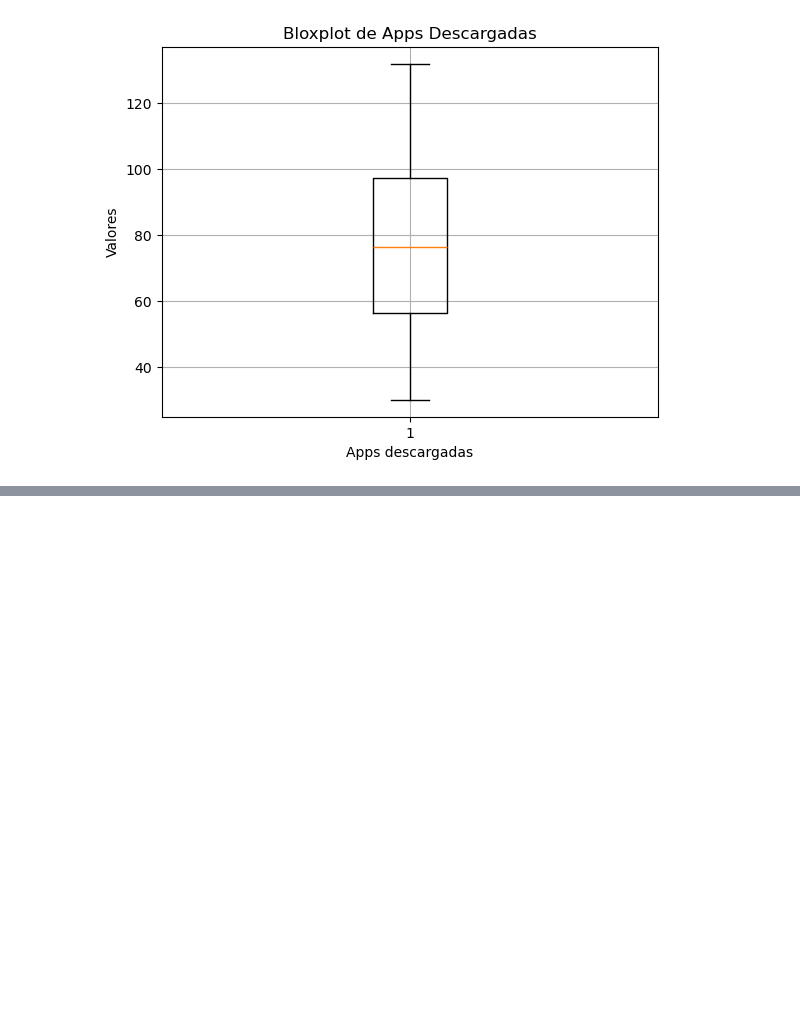
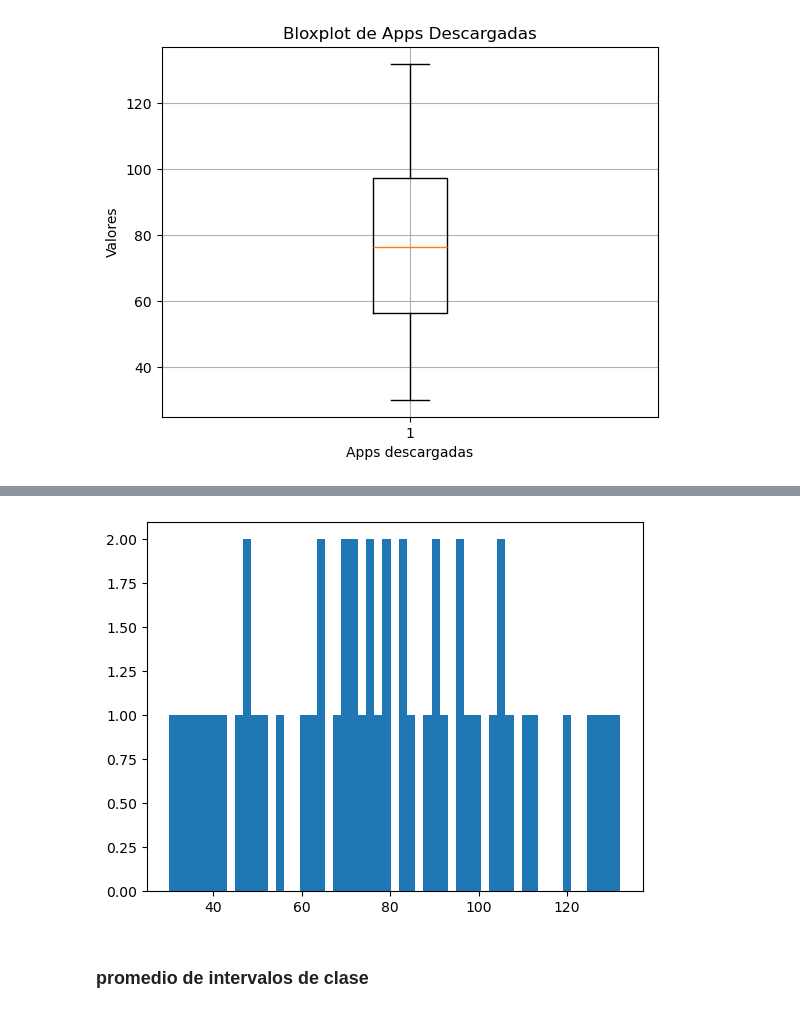
Before and after one commit to fcisnerosr/estadistica_descriptiva, a Jupyter notebook: procesamiento.ipynb, the cells around one changed output, grey strips where cells are left out. Cells and saved outputs as stored; diff of their text form; code cells hidden in the pictures; blank space fills up the shorter version.

Commit message:
feat: promedio grupal

```diff
--- a/procesamiento.ipynb
+++ b/procesamiento.ipynb
@@ -267,0 +286,7 @@ plt.show()
+# %%
+plt.hist(df['Apps Descargadas'], bins=55)
+plt.show()
+# %% [output]
+[figure, added]
+# %% [markdown]
+### promedio de intervalos de clase
```
Also changed, not shown: parts of 5 cells of this notebook.
